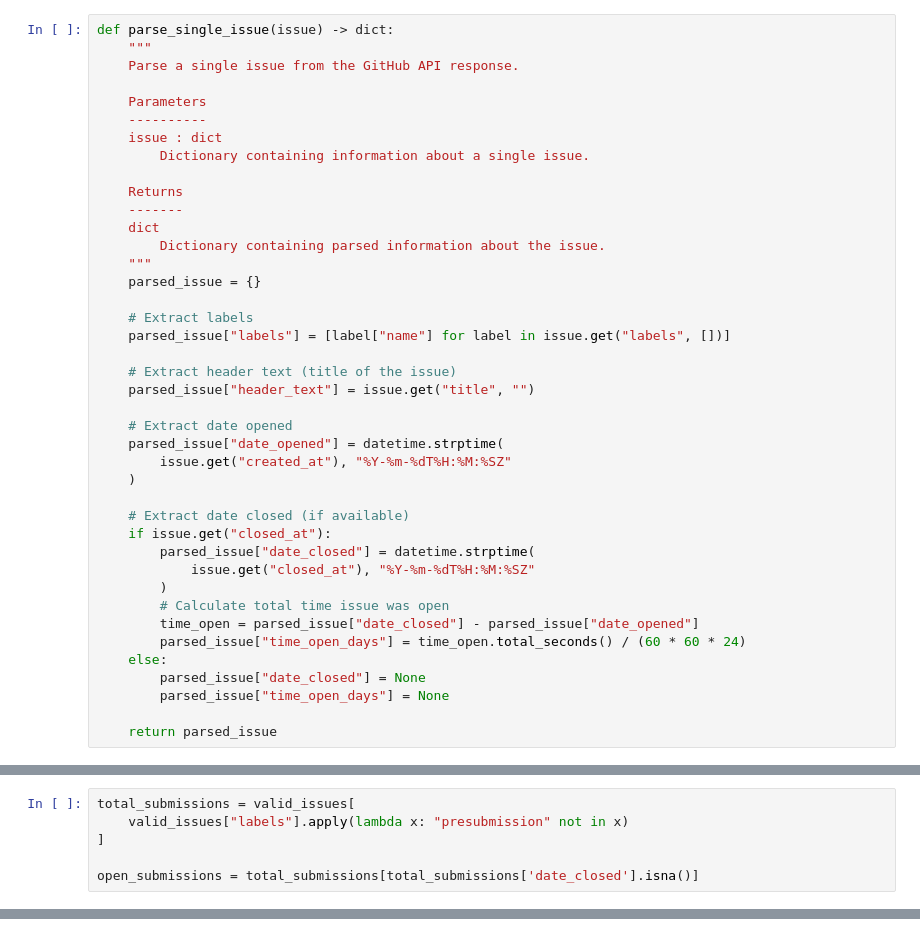
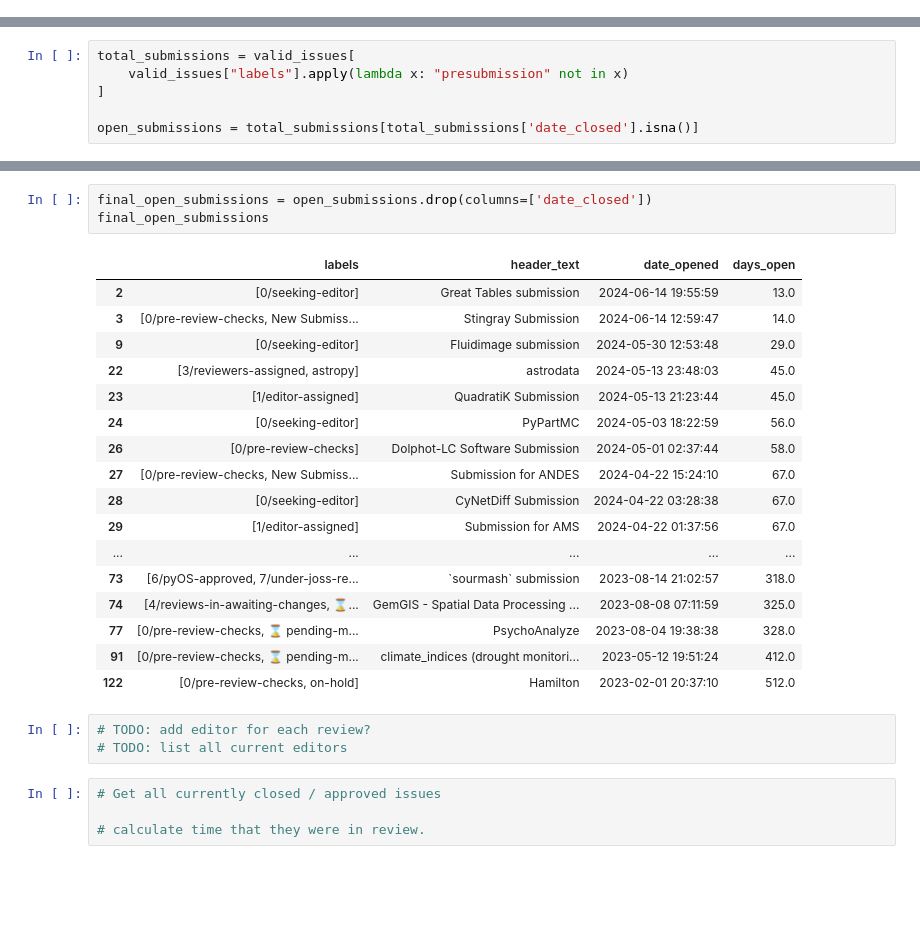
Before and after one commit to pyOpenSci/peer-review-metrics, a Jupyter notebook: current-reviews-data.ipynb, the cells around one changed output, grey strips where cells are left out. Saved outputs shown, nothing was run; the diff lists cells and outputs as text; blank space fills up the shorter version.

Commit message:
Update: get total time open for each issue

```diff
--- a/current-reviews-data.ipynb
+++ b/current-reviews-data.ipynb
@@ -30,44 +29,3 @@ import pandas as pd
 
 from pyosmeta import ProcessIssues
 from pyosmeta.github_api import GitHubAPI
-# %%
-def parse_single_issue(issue) -> dict:
-    """
-    Parse a single issue from the GitHub API response.
-
-    Parameters
-    ----------
-    issue : dict
-        Dictionary containing information about a single issue.
-
-    Returns
-    -------
-    dict
-        Dictionary containing parsed information about the issue.
-    """
-    parsed_issue = {}
-
-    # Extract labels
-    parsed_issue["labels"] = [label["name"] for label in issue.get("labels", [])]
-
-    # Extract header text (title of the issue)
-    parsed_issue["header_text"] = issue.get("title", "")
-
-    # Extract date opened
-    parsed_issue["date_opened"] = datetime.strptime(
-        issue.get("created_at"), "%Y-%m-%dT%H:%M:%SZ"
-    )
-
-    # Extract date closed (if available)
-    if issue.get("closed_at"):
-        parsed_issue["date_closed"] = datetime.strptime(
-            issue.get("closed_at"), "%Y-%m-%dT%H:%M:%SZ"
-        )
-        # Calculate total time issue was open
-        time_open = parsed_issue["date_closed"] - parsed_issue["date_opened"]
-        parsed_issue["time_open_days"] = time_open.total_seconds() / (60 * 60 * 24)
-    else:
-        parsed_issue["date_closed"] = None
-        parsed_issue["time_open_days"] = None
-
-    return parsed_issue
@@ -168,0 +102,28 @@ open_submissions
+# %%
+final_open_submissions = open_submissions.drop(columns=['date_closed'])
+final_open_submissions
+# %% [output]
+|  | labels | header_text | date_opened | days_open |
+| 2 | [0/seeking-editor] | Great Tables submission | 2024-06-14 19:55:59 | 13.0 |
+| 3 | [0/pre-review-checks, New Submiss... | Stingray Submission | 2024-06-14 12:59:47 | 14.0 |
+| 9 | [0/seeking-editor] | Fluidimage submission | 2024-05-30 12:53:48 | 29.0 |
+| 22 | [3/reviewers-assigned, astropy] | astrodata | 2024-05-13 23:48:03 | 45.0 |
+| 23 | [1/editor-assigned] | QuadratiK Submission | 2024-05-13 21:23:44 | 45.0 |
+| 24 | [0/seeking-editor] | PyPartMC | 2024-05-03 18:22:59 | 56.0 |
+| 26 | [0/pre-review-checks] | Dolphot-LC Software Submission | 2024-05-01 02:37:44 | 58.0 |
+| 27 | [0/pre-review-checks, New Submiss... | Submission for ANDES | 2024-04-22 15:24:10 | 67.0 |
+| 28 | [0/seeking-editor] | CyNetDiff Submission | 2024-04-22 03:28:38 | 67.0 |
+| 29 | [1/editor-assigned] | Submission for AMS | 2024-04-22 01:37:56 | 67.0 |
+| ... | ... | ... | ... | ... |
+| 73 | [6/pyOS-approved, 7/under-joss-re... | `sourmash` submission | 2023-08-14 21:02:57 | 318.0 |
+| 74 | [4/reviews-in-awaiting-changes, ⌛... | GemGIS - Spatial Data Processing ... | 2023-08-08 07:11:59 | 325.0 |
+| 77 | [0/pre-review-checks, ⌛ pending-m... | PsychoAnalyze | 2023-08-04 19:38:38 | 328.0 |
+| 91 | [0/pre-review-checks, ⌛ pending-m... | climate_indices (drought monitori... | 2023-05-12 19:51:24 | 412.0 |
+| 122 | [0/pre-review-checks, on-hold] | Hamilton | 2023-02-01 20:37:10 | 512.0 |
+# %%
+# TODO: add editor for each review?
+# TODO: list all current editors
+# %%
+# Get all currently closed / approved issues
+
+# calculate time that they were in review.
```
Also changed, not shown: parts of 8 cells of this notebook, 4 other files.
